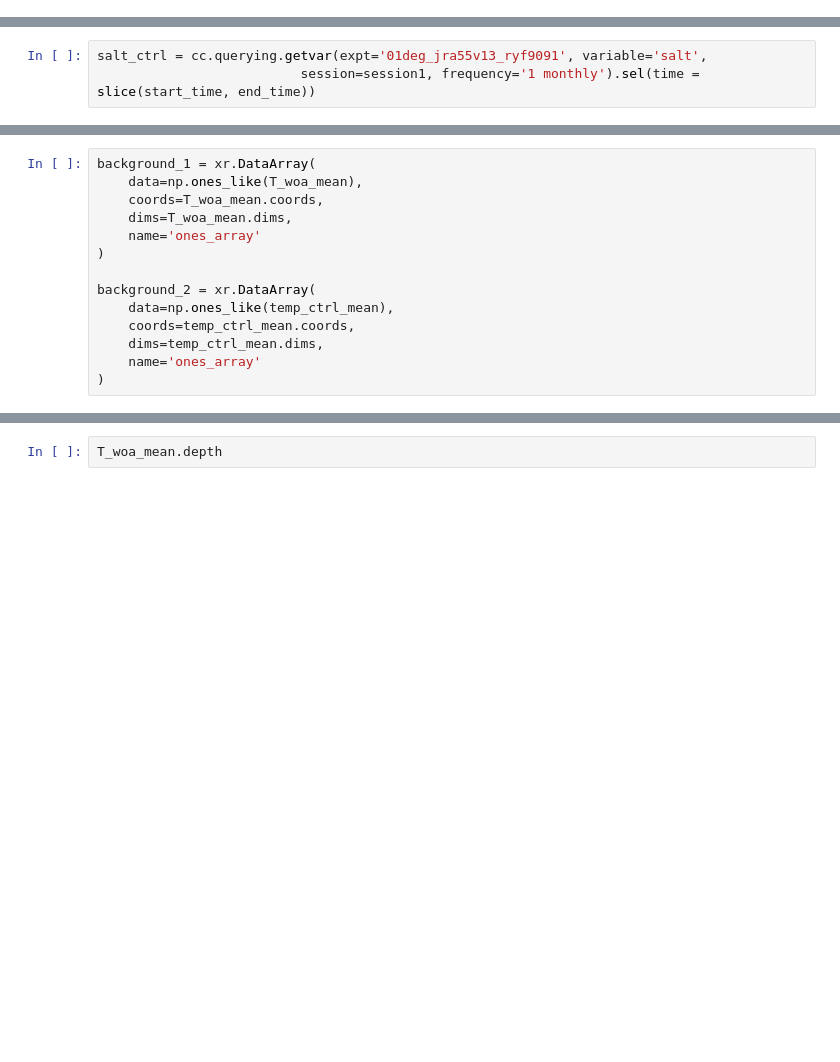
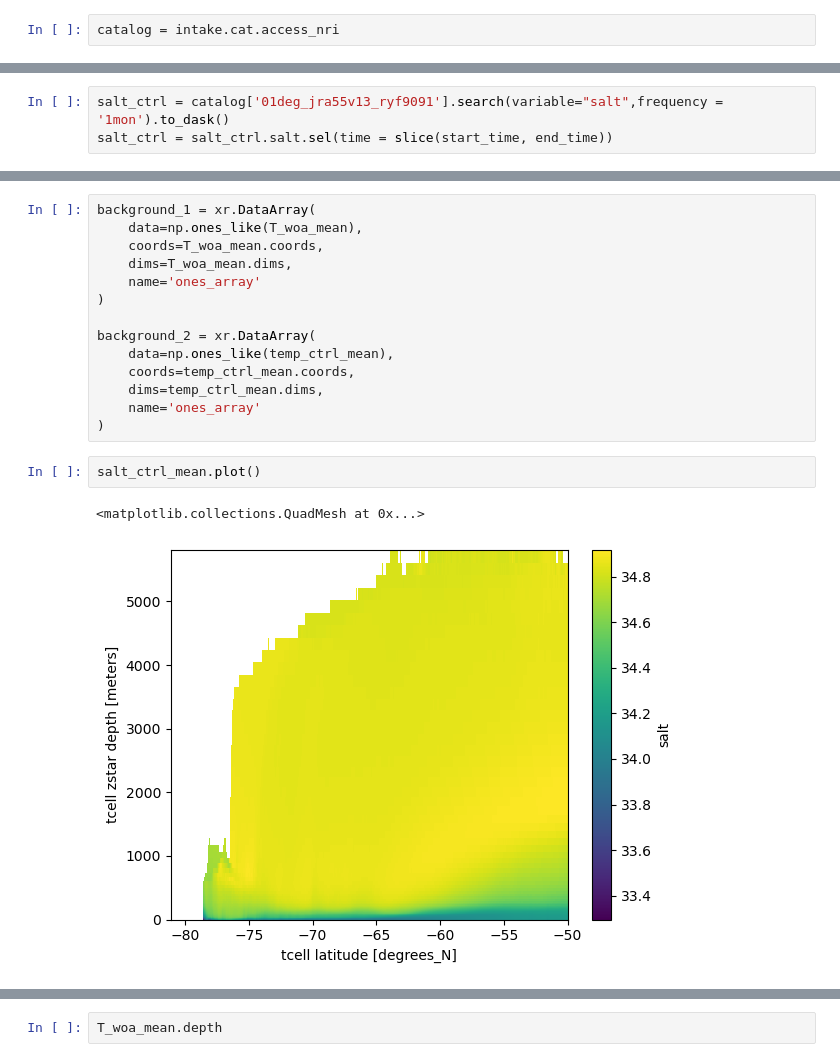
Before and after one commit to Hangyum/JGR_OCEAN_2025_CDW, a Jupyter notebook: Figure_S1.ipynb, the cells around one changed output, grey strips where cells are left out. Cells and saved outputs as stored; diff of their text form; blank space fills up the shorter version.

Commit message:
figures update

```diff
--- a/Figure_S1.ipynb
+++ b/Figure_S1.ipynb
@@ -30,5 +34,7 @@ session1 = cc.database.create_session(db)
 # time period for map
 start_time = '2160-01-01'
 end_time = '2164-12-31'
+# %%
+catalog = intake.cat.access_nri
 # %%
 #load T
@@ -37,3 +47,3 @@ temp_ctrl = cc.querying.getvar(expt='01deg_jra55v13_ryf9091', variable='temp',
 # %%
-salt_ctrl = cc.querying.getvar(expt='01deg_jra55v13_ryf9091', variable='salt',
-                          session=session1, frequency='1 monthly').sel(time = slice(start_time, end_time))
+salt_ctrl = catalog['01deg_jra55v13_ryf9091'].search(variable="salt",frequency = '1mon').to_dask()
+salt_ctrl = salt_ctrl.salt.sel(time = slice(start_time, end_time))
@@ -190,5 +215,10 @@ background_2 = xr.DataArray(
     dims=temp_ctrl_mean.dims,
     name='ones_array'
 )
+# %%
+salt_ctrl_mean.plot()
+# %% [output]
+<matplotlib.collections.QuadMesh at 0x...>
+[figure, added]
 # %%
 # Initial state of the CDW
```
Also changed, not shown: parts of 9 cells of this notebook.
